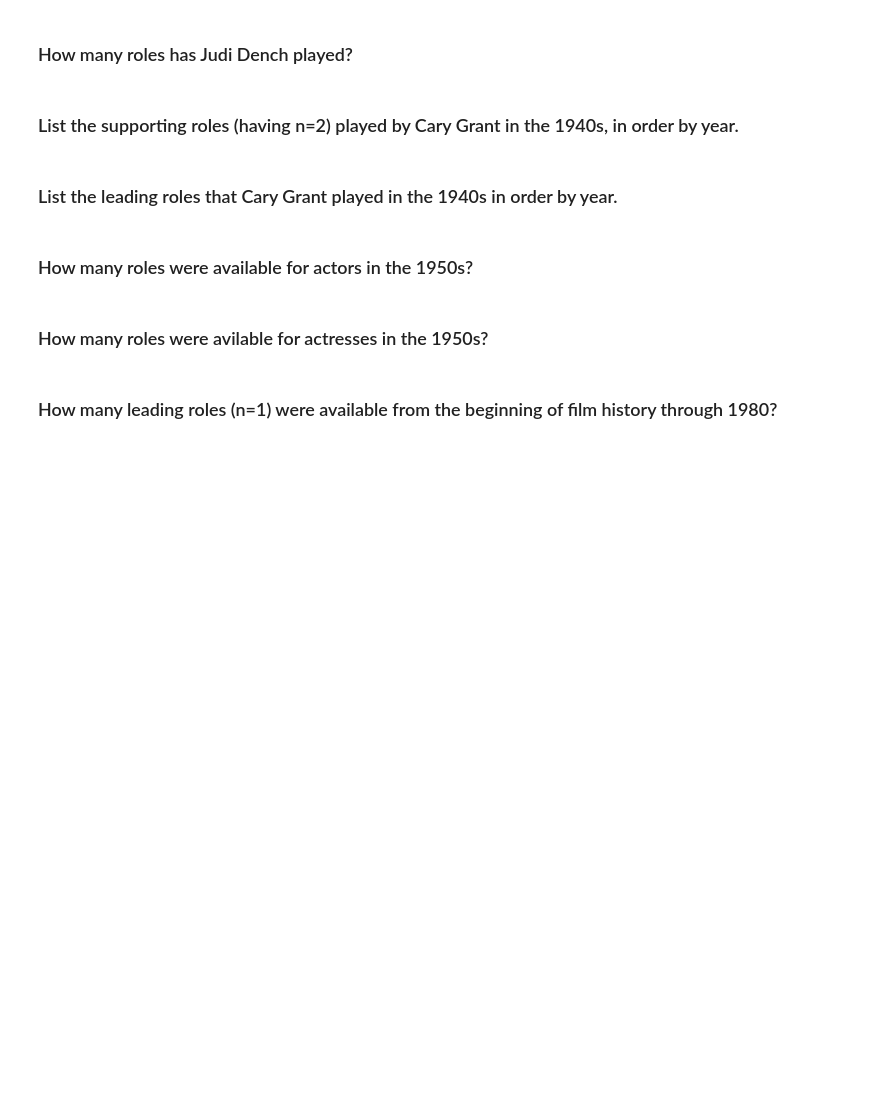
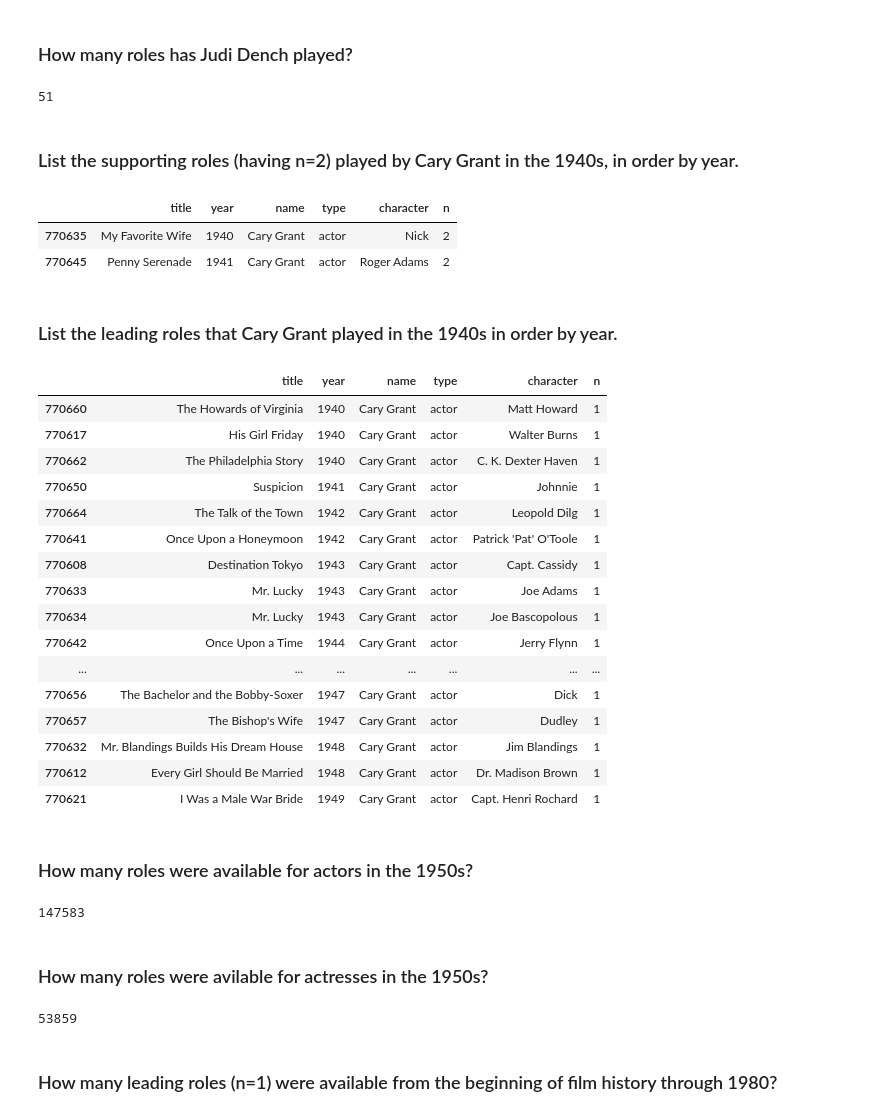
Before and after one commit to j9ac9k/pycon-pandas-tutorial, a Jupyter notebook: Exercises-1.ipynb, the cells around one changed output. Drawn from its saved outputs; the diff is of its cells as text; code cells hidden in the pictures; blank space fills up the shorter version.

```diff
--- a/Exercises-1.ipynb
+++ b/Exercises-1.ipynb
@@ -56,2 +141,4 @@ cast.head()
 # %% [markdown]
 ### Display the entire cast, in "n"-order, of the 1972 film "Sleuth".
+# %%
+cast[(cast.title == "Sleuth") & (cast.year == 1972)].sort('n')
@@ -58,2 +153,4 @@ cast.head()
 # %% [markdown]
 ### Now display the entire cast, in "n"-order, of the 2007 version of "Sleuth".
+# %%
+cast[(cast.title == "Sleuth") & (cast.year == 2007)].sort('n')
@@ -66,2 +184,4 @@ cast.head()
 # %% [markdown]
 ### How many people have played an "Ophelia"?
+# %%
+len(cast[cast.character == "Ophelia"].sort('name'))
@@ -74,12 +208,50 @@ cast.head()
 # %% [markdown]
 ### How many roles has Judi Dench played?
+# %%
+len(cast[cast.name == "Judi Dench"])
+# %% [output]
+51
 # %% [markdown]
 ### List the supporting roles (having n=2) played by Cary Grant in the 1940s, in order by year.
+# %%
+cast[(cast.name == "Cary Grant") & (cast.year <= 1949) & (cast.year >= 1940 ) & (cast.n == 2)].sort('year')
+# %% [output]
+|  | title | year | name | type | character | n |
+| 770635 | My Favorite Wife | 1940 | Cary Grant | actor | Nick | 2 |
+| 770645 | Penny Serenade | 1941 | Cary Grant | actor | Roger Adams | 2 |
 # %% [markdown]
 ### List the leading roles that Cary Grant played in the 1940s in order by year.
+# %%
+cast[(cast.name == "Cary Grant") & (cast.year <= 1949) & (cast.year >= 1940 ) & (cast.n == 1)].sort('year')
+# %% [output]
+|  | title | year | name | type | character | n |
+| 770660 | The Howards of Virginia | 1940 | Cary Grant | actor | Matt Howard | 1 |
+| 770617 | His Girl Friday | 1940 | Cary Grant | actor | Walter Burns | 1 |
+| 770662 | The Philadelphia Story | 1940 | Cary Grant | actor | C. K. Dexter Haven | 1 |
+| 770650 | Suspicion | 1941 | Cary Grant | actor | Johnnie | 1 |
+| 770664 | The Talk of the Town | 1942 | Cary Grant | actor | Leopold Dilg | 1 |
+| 770641 | Once Upon a Honeymoon | 1942 | Cary Grant | actor | Patrick 'Pat' O'Toole | 1 |
+| 770608 | Destination Tokyo | 1943 | Cary Grant | actor | Capt. Cassidy | 1 |
+| 770633 | Mr. Lucky | 1943 | Cary Grant | actor | Joe Adams | 1 |
+| 770634 | Mr. Lucky | 1943 | Cary Grant | actor | Joe Bascopolous | 1 |
+| 770642 | Once Upon a Time | 1944 | Cary Grant | actor | Jerry Flynn | 1 |
+| ... | ... | ... | ... | ... | ... | ... |
+| 770656 | The Bachelor and the Bobby-Soxer | 1947 | Cary Grant | actor | Dick | 1 |
+| 770657 | The Bishop's Wife | 1947 | Cary Grant | actor | Dudley | 1 |
+| 770632 | Mr. Blandings Builds His Dream House | 1948 | Cary Grant | actor | Jim Blandings | 1 |
+| 770612 | Every Girl Should Be Married | 1948 | Cary Grant | actor | Dr. Madison Brown | 1 |
+| 770621 | I Was a Male War Bride | 1949 | Cary Grant | actor | Capt. Henri Rochard | 1 |
 # %% [markdown]
 ### How many roles were available for actors in the 1950s?
+# %%
+len(cast[(cast.year >= 1950) & (cast.year <= 1959) & (cast['type'] == 'actor')])
+# %% [output]
+147583
 # %% [markdown]
 ### How many roles were avilable for actresses in the 1950s?
+# %%
+len(cast[(cast.year >= 1950) & (cast.year <= 1959) & (cast['type'] == 'actress')])
+# %% [output]
+53859
 # %% [markdown]
 ### How many leading roles (n=1) were available from the beginning of film history through 1980?
```
Also changed, not shown: parts of 28 cells of this notebook, 3 other files.
